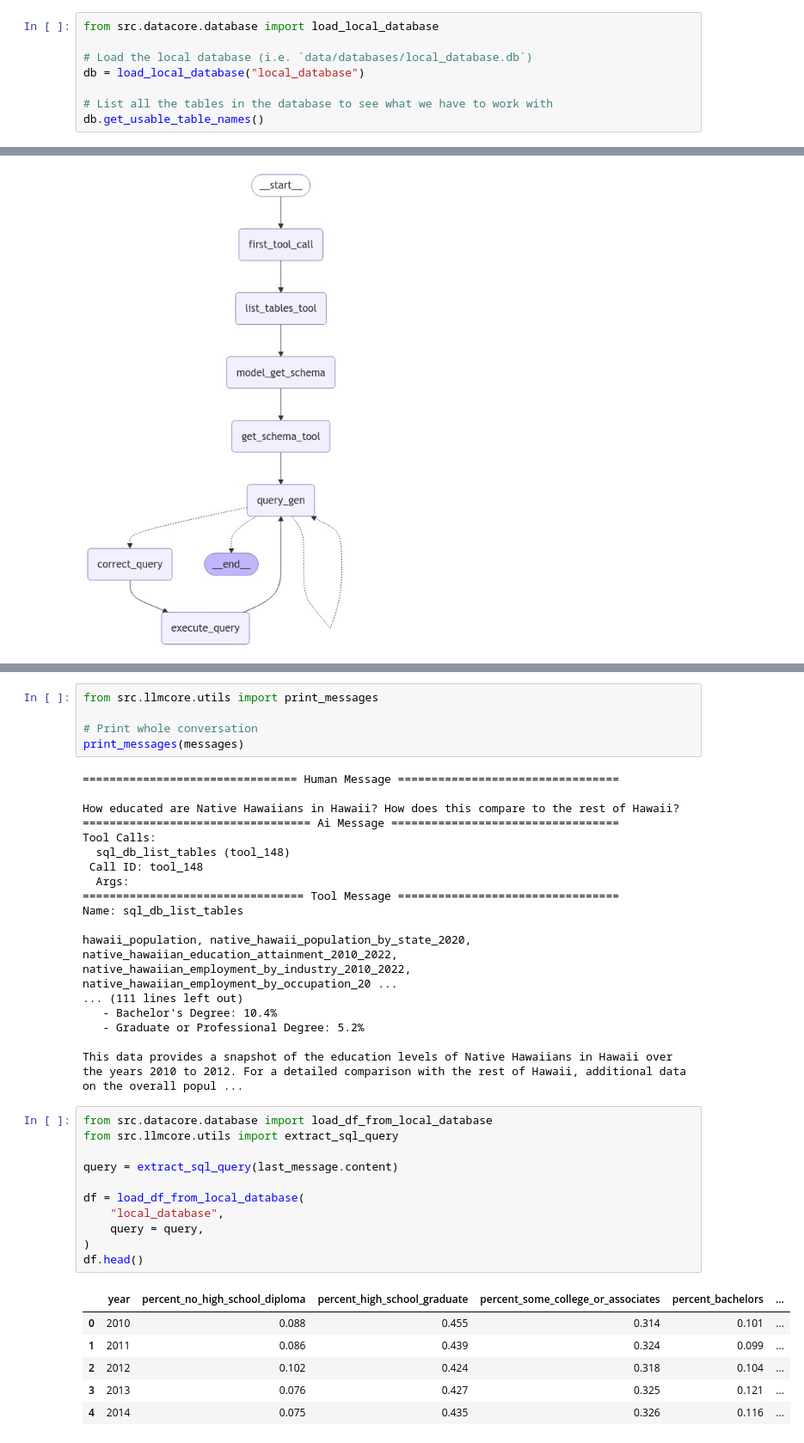
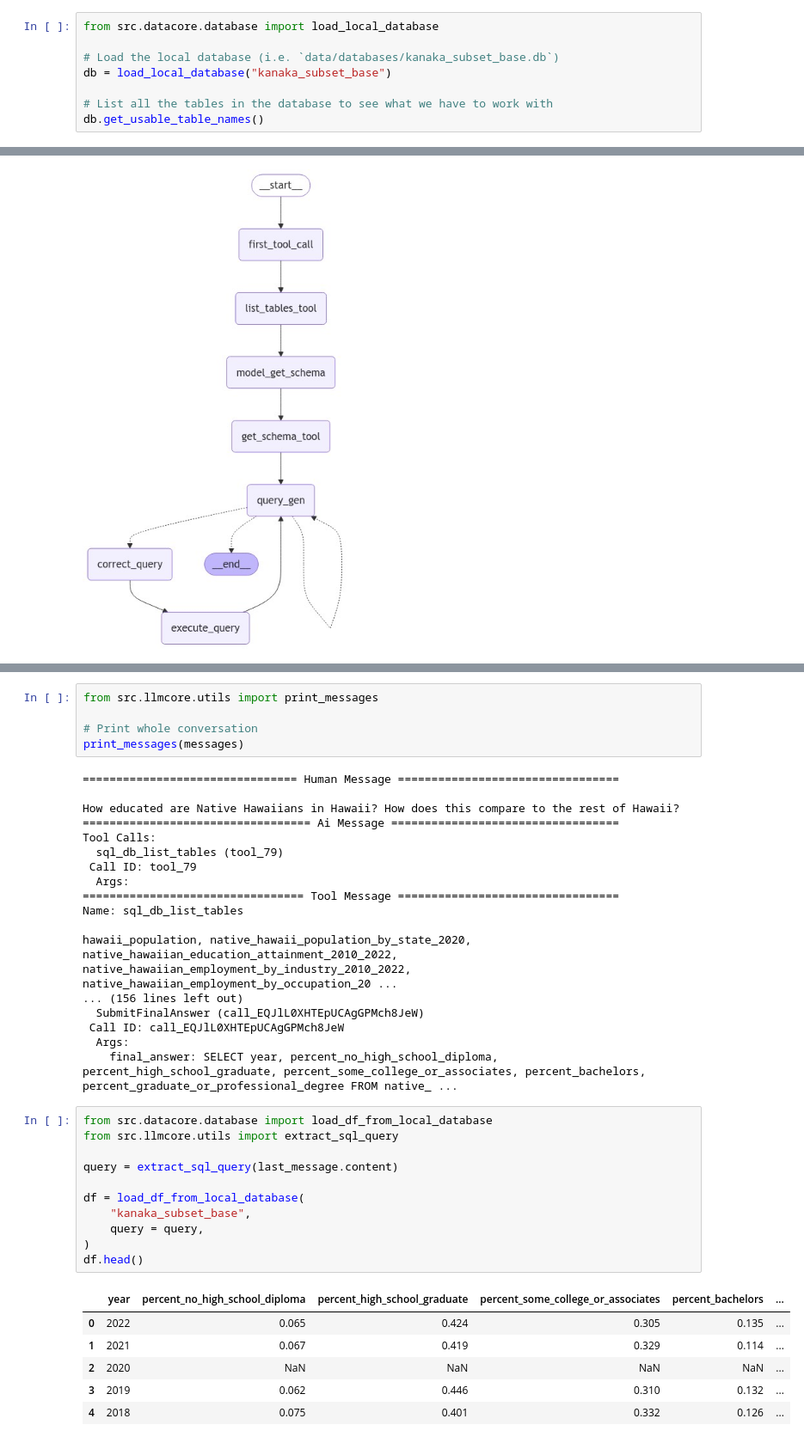
Before and after one commit to joshuaiokua/kanaka-data-project, a Jupyter notebook: experiments/notebooks/initial-sql-agent.ipynb, the cells around one changed output, grey strips where cells are left out. Shown at 86% size. Cells and saved outputs as stored; diff of their text form.

```diff
--- a/experiments/notebooks/initial-sql-agent.ipynb
+++ b/experiments/notebooks/initial-sql-agent.ipynb
@@ -54,8 +54,8 @@ The SQLite database used in this notebook is a locally stored subset of data tha
 # %%
 from src.datacore.database import load_local_database
 
-# Load the local database (i.e. `data/databases/local_database.db`)
-db = load_local_database("local_database")
+# Load the local database (i.e. `data/databases/kanaka_subset_base.db`)
+db = load_local_database("kanaka_subset_base")
 
 # List all the tables in the database to see what we have to work with
 db.get_usable_table_names()
@@ -325,33 +313,33 @@ print_messages(messages)
 How educated are Native Hawaiians in Hawaii? How does this compare to the rest of Hawaii?
 ================================== Ai Message ==================================
 Tool Calls:
-  sql_db_list_tables (tool_148)
- Call ID: tool_148
+  sql_db_list_tables (tool_79)
+ Call ID: tool_79
   Args:
 ================================= Tool Message =================================
 Name: sql_db_list_tables
 
 hawaii_population, native_hawaii_population_by_state_2020, native_hawaiian_education_attainment_2010_2022, native_hawaiian_employment_by_industry_2010_2022, native_hawaiian_employment_by_occupation_20 ...
-... (111 lines left out)
-   - Bachelor's Degree: 10.4%
-   - Graduate or Professional Degree: 5.2%
-
-This data provides a snapshot of the education levels of Native Hawaiians in Hawaii over the years 2010 to 2012. For a detailed comparison with the rest of Hawaii, additional data on the overall popul ...
+... (156 lines left out)
+  SubmitFinalAnswer (call_EQJlL0XHTEpUCAgGPMch8JeW)
+ Call ID: call_EQJlL0XHTEpUCAgGPMch8JeW
+  Args:
+    final_answer: SELECT year, percent_no_high_school_diploma, percent_high_school_graduate, percent_some_college_or_associates, percent_bachelors, percent_graduate_or_professional_degree FROM native_ ...
 # %%
 from src.datacore.database import load_df_from_local_database
 from src.llmcore.utils import extract_sql_query
 
 query = extract_sql_query(last_message.content)
 
 df = load_df_from_local_database(
-    "local_database",
+    "kanaka_subset_base",
     query = query,
 )
 df.head()
 # %% [output]
 |  | year | percent_no_high_school_diploma | percent_high_school_graduate | percent_some_college_or_associates | percent_bachelors | ... |
-| 0 | 2010 | 0.088 | 0.455 | 0.314 | 0.101 | ... |
-| 1 | 2011 | 0.086 | 0.439 | 0.324 | 0.099 | ... |
-| 2 | 2012 | 0.102 | 0.424 | 0.318 | 0.104 | ... |
-| 3 | 2013 | 0.076 | 0.427 | 0.325 | 0.121 | ... |
-| 4 | 2014 | 0.075 | 0.435 | 0.326 | 0.116 | ... |
+| 0 | 2022 | 0.065 | 0.424 | 0.305 | 0.135 | ... |
+| 1 | 2021 | 0.067 | 0.419 | 0.329 | 0.114 | ... |
+| 2 | 2020 | NaN | NaN | NaN | NaN | ... |
+| 3 | 2019 | 0.062 | 0.446 | 0.310 | 0.132 | ... |
+| 4 | 2018 | 0.075 | 0.401 | 0.332 | 0.126 | ... |
```
Also changed, not shown: parts of 2 cells of this notebook.
